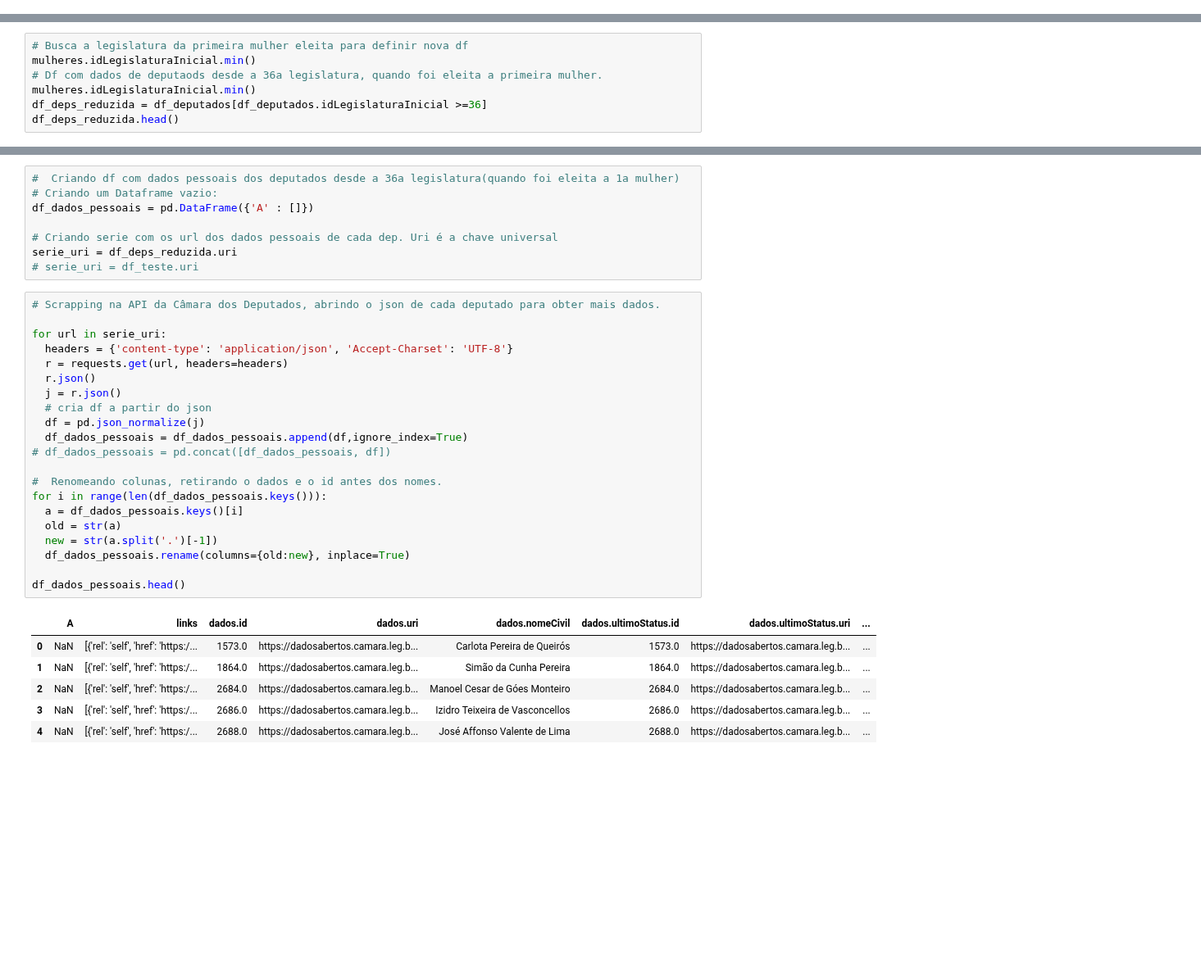
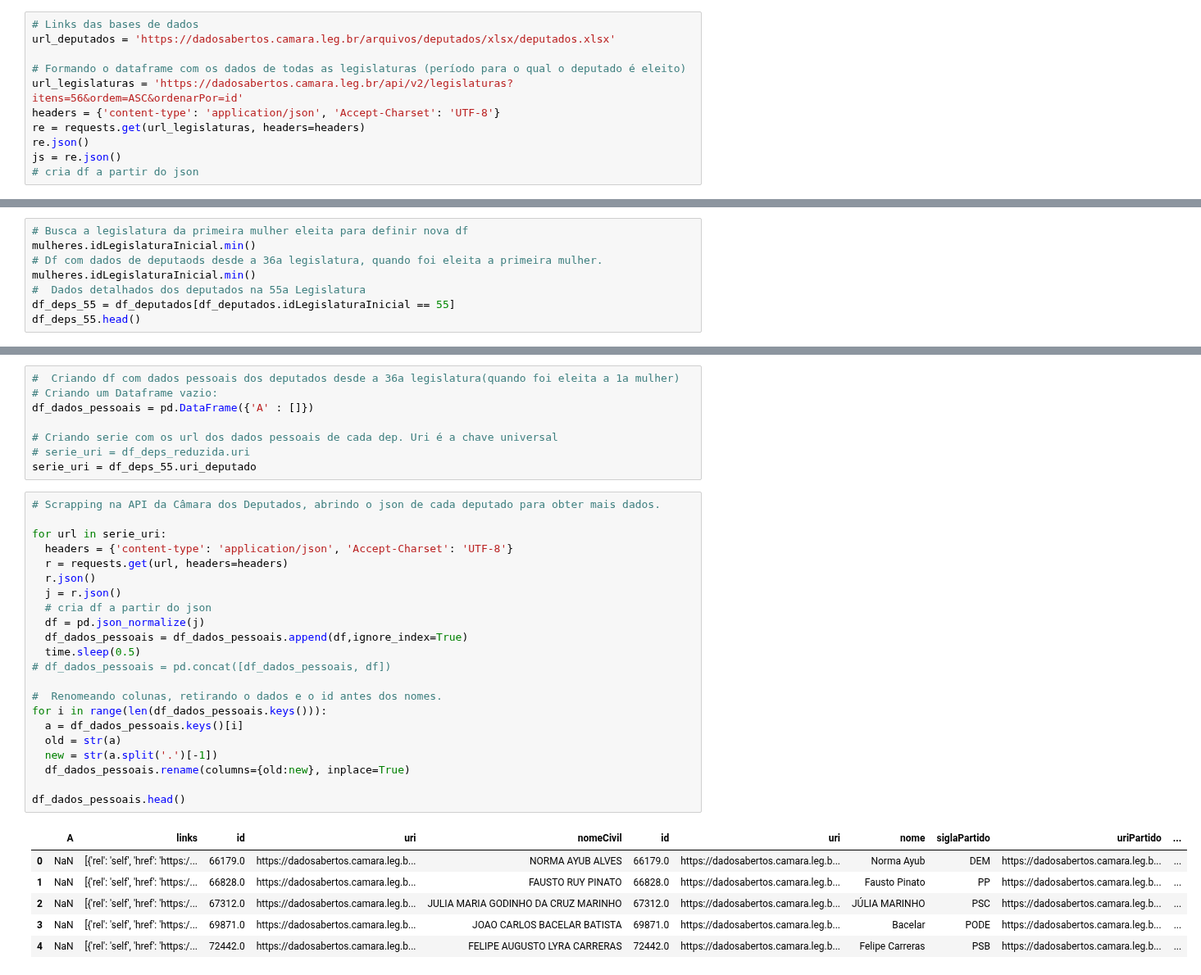
Before and after one commit to sartoriando/dotfiles, a Jupyter notebook: Rascunho_trabalho_final.ipynb, the cells around one changed output, grey strips where cells are left out. Shown at 82% size. Cells and saved outputs as stored; diff of their text form; blank space fills up the shorter version.

```diff
--- a/Rascunho_trabalho_final.ipynb
+++ b/Rascunho_trabalho_final.ipynb
@@ -39,3 +32,14 @@ dic_legislaturas = {"id":1,"uri":"https://dadosabertos.camara.leg.br/api/v2/legi
+# %%
+# Links das bases de dados
+url_deputados = 'https://dadosabertos.camara.leg.br/arquivos/deputados/xlsx/deputados.xlsx'
+
+# Formando o dataframe com os dados de todas as legislaturas (período para o qual o deputado é eleito)
+url_legislaturas = 'https://dadosabertos.camara.leg.br/api/v2/legislaturas?itens=56&ordem=ASC&ordenarPor=id'
+headers = {'content-type': 'application/json', 'Accept-Charset': 'UTF-8'}
+re = requests.get(url_legislaturas, headers=headers)
+re.json()
+js = re.json()
+# cria df a partir do json
 # %%
 #  Formando os Dataframes
 
@@ -77,6 +86,7 @@ array(['https://dadosabertos.camara.leg.br/api/v2/deputados/215361'],
 mulheres.idLegislaturaInicial.min()
 # Df com dados de deputaods desde a 36a legislatura, quando foi eleita a primeira mulher.
 mulheres.idLegislaturaInicial.min()
-df_deps_reduzida = df_deputados[df_deputados.idLegislaturaInicial >=36]
-df_deps_reduzida.head()
+#  Dados detalhados dos deputados na 55a Legislatura
+df_deps_55 = df_deputados[df_deputados.idLegislaturaInicial == 55]
+df_deps_55.head()
 # %% [output]
@@ -102,33 +112,34 @@ df_teste.head()
 df_dados_pessoais = pd.DataFrame({'A' : []})
 
 # Criando serie com os url dos dados pessoais de cada dep. Uri é a chave universal
-serie_uri = df_deps_reduzida.uri
-# serie_uri = df_teste.uri
+# serie_uri = df_deps_reduzida.uri
+serie_uri = df_deps_55.uri_deputado
 # %%
 # Scrapping na API da Câmara dos Deputados, abrindo o json de cada deputado para obter mais dados.
 
 for url in serie_uri:
   headers = {'content-type': 'application/json', 'Accept-Charset': 'UTF-8'}
   r = requests.get(url, headers=headers)
   r.json()
   j = r.json()
   # cria df a partir do json
   df = pd.json_normalize(j)
   df_dados_pessoais = df_dados_pessoais.append(df,ignore_index=True)
+  time.sleep(0.5)
 # df_dados_pessoais = pd.concat([df_dados_pessoais, df])
 
 #  Renomeando colunas, retirando o dados e o id antes dos nomes.
 for i in range(len(df_dados_pessoais.keys())):
   a = df_dados_pessoais.keys()[i]
   old = str(a)
   new = str(a.split('.')[-1])
   df_dados_pessoais.rename(columns={old:new}, inplace=True)
 
 df_dados_pessoais.head()
 # %% [output]
-|  | A | links | dados.id | dados.uri | dados.nomeCivil | dados.ultimoStatus.id | dados.ultimoStatus.uri | ... |
-| 0 | NaN | [{'rel': 'self', 'href': 'https:/... | 1573.0 | https://dadosabertos.camara.leg.b... | Carlota Pereira de Queirós | 1573.0 | https://dadosabertos.camara.leg.b... | ... |
-| 1 | NaN | [{'rel': 'self', 'href': 'https:/... | 1864.0 | https://dadosabertos.camara.leg.b... | Simão da Cunha Pereira | 1864.0 | https://dadosabertos.camara.leg.b... | ... |
-| 2 | NaN | [{'rel': 'self', 'href': 'https:/... | 2684.0 | https://dadosabertos.camara.leg.b... | Manoel Cesar de Góes Monteiro | 2684.0 | https://dadosabertos.camara.leg.b... | ... |
-| 3 | NaN | [{'rel': 'self', 'href': 'https:/... | 2686.0 | https://dadosabertos.camara.leg.b... | Izidro Teixeira de Vasconcellos | 2686.0 | https://dadosabertos.camara.leg.b... | ... |
-| 4 | NaN | [{'rel': 'self', 'href': 'https:/... | 2688.0 | https://dadosabertos.camara.leg.b... | José Affonso Valente de Lima | 2688.0 | https://dadosabertos.camara.leg.b... | ... |
+|  | A | links | id | uri | nomeCivil | id | uri | nome | siglaPartido | uriPartido | ... |
+| 0 | NaN | [{'rel': 'self', 'href': 'https:/... | 66179.0 | https://dadosabertos.camara.leg.b... | NORMA AYUB ALVES | 66179.0 | https://dadosabertos.camara.leg.b... | Norma Ayub | DEM | https://dadosabertos.camara.leg.b... | ... |
+| 1 | NaN | [{'rel': 'self', 'href': 'https:/... | 66828.0 | https://dadosabertos.camara.leg.b... | FAUSTO RUY PINATO | 66828.0 | https://dadosabertos.camara.leg.b... | Fausto Pinato | PP | https://dadosabertos.camara.leg.b... | ... |
+| 2 | NaN | [{'rel': 'self', 'href': 'https:/... | 67312.0 | https://dadosabertos.camara.leg.b... | JULIA MARIA GODINHO DA CRUZ MARINHO | 67312.0 | https://dadosabertos.camara.leg.b... | JÚLIA MARINHO | PSC | https://dadosabertos.camara.leg.b... | ... |
+| 3 | NaN | [{'rel': 'self', 'href': 'https:/... | 69871.0 | https://dadosabertos.camara.leg.b... | JOAO CARLOS BACELAR BATISTA | 69871.0 | https://dadosabertos.camara.leg.b... | Bacelar | PODE | https://dadosabertos.camara.leg.b... | ... |
+| 4 | NaN | [{'rel': 'self', 'href': 'https:/... | 72442.0 | https://dadosabertos.camara.leg.b... | FELIPE AUGUSTO LYRA CARRERAS | 72442.0 | https://dadosabertos.camara.leg.b... | Felipe Carreras | PSB | https://dadosabertos.camara.leg.b... | ... |
```
Also changed, not shown: parts of 25 cells of this notebook.
